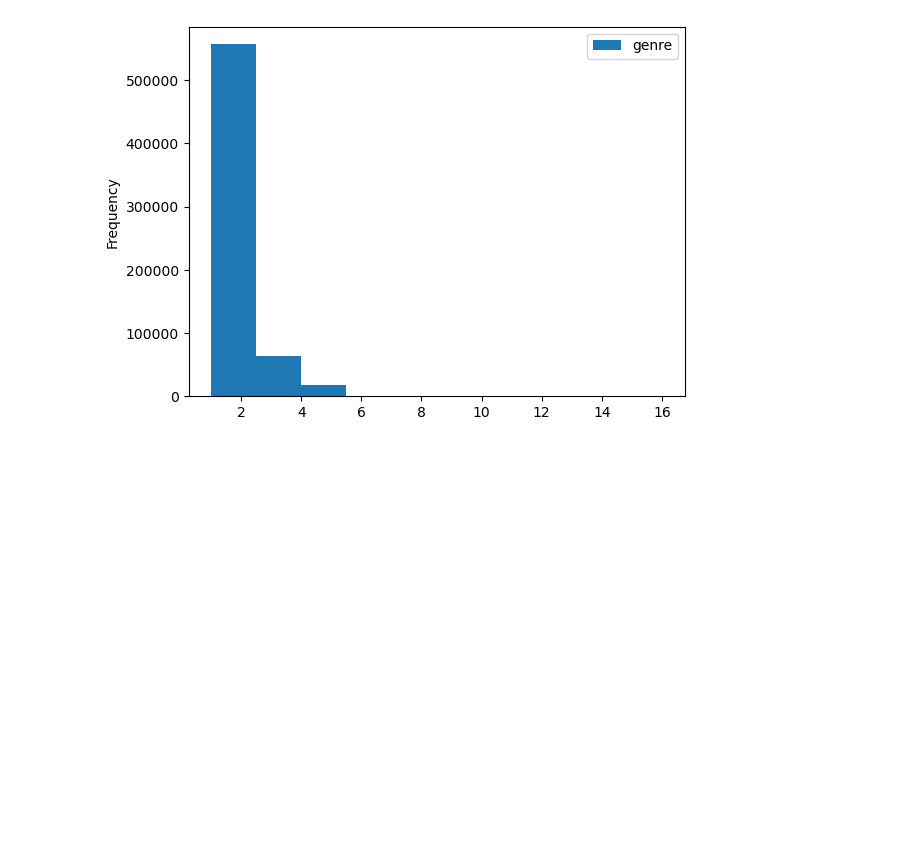
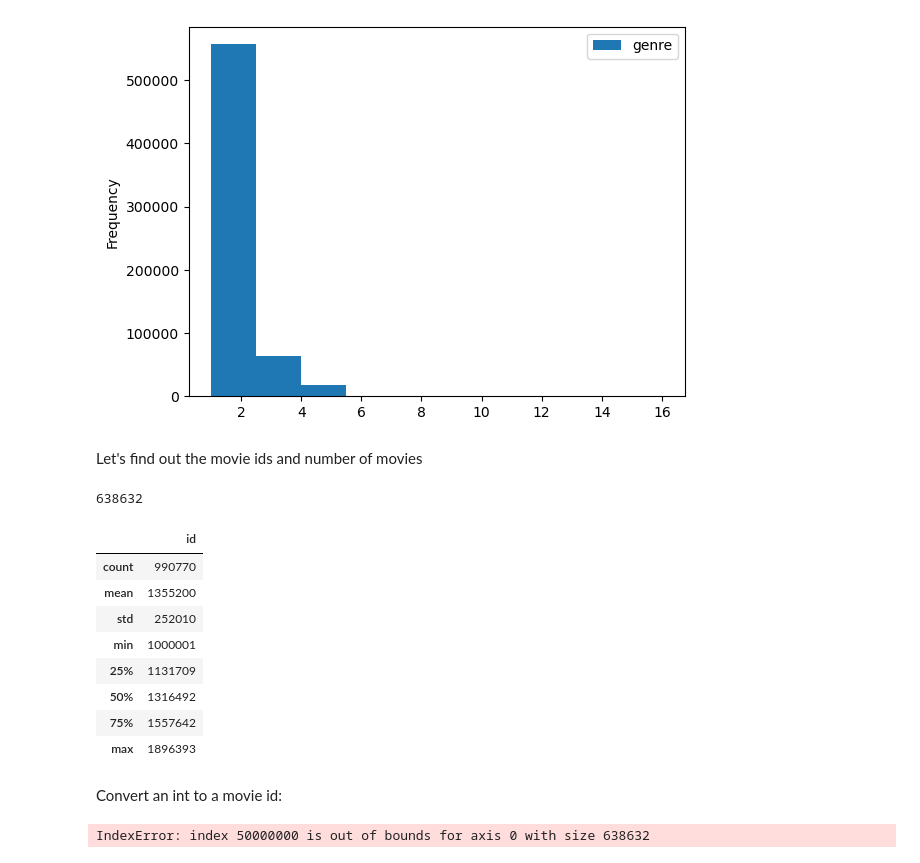
Before and after one commit to BorisLeung/STAT4012, a Jupyter notebook: eda.ipynb, the cells around one changed output. Cells and saved outputs as stored; diff of their text form; code cells hidden in the pictures; blank space fills up the shorter version.

```diff
--- a/eda.ipynb
+++ b/eda.ipynb
@@ -87,3 +87,26 @@ print(f"Most number of genres for a movie: {genre_counts['genre'].max()}")
 Least number of genres for a movie: 1
 Most number of genres for a movie: 16
 [figure]
+# %% [markdown]
+Let's find out the movie ids and number of movies
+# %%
+number_of_movies = genres.id.unique().shape[0]
+number_of_movies
+# %% [output]
+638632
+# %%
+pd.set_option("display.float_format", lambda x: "%10.f" % x)
+
+genres.describe()
+# %% [output]
+|  | id |
+| count | 990770 |
+| mean | 1355200 |
+| std | 252010 |
+| min | 1000001 |
+| 25% | 1131709 |
+| 50% | 1316492 |
+| 75% | 1557642 |
+| max | 1896393 |
+# %% [markdown]
+Convert an int to a movie id:
@@ -89,0 +122,4 @@ Most number of genres for a movie: 16
+# %%
+get_movie_id(50000000)
+# %% [output]
+IndexError: index 50000000 is out of bounds for axis 0 with size 638632
```
Also changed, not shown: parts of 1 cell of this notebook.
